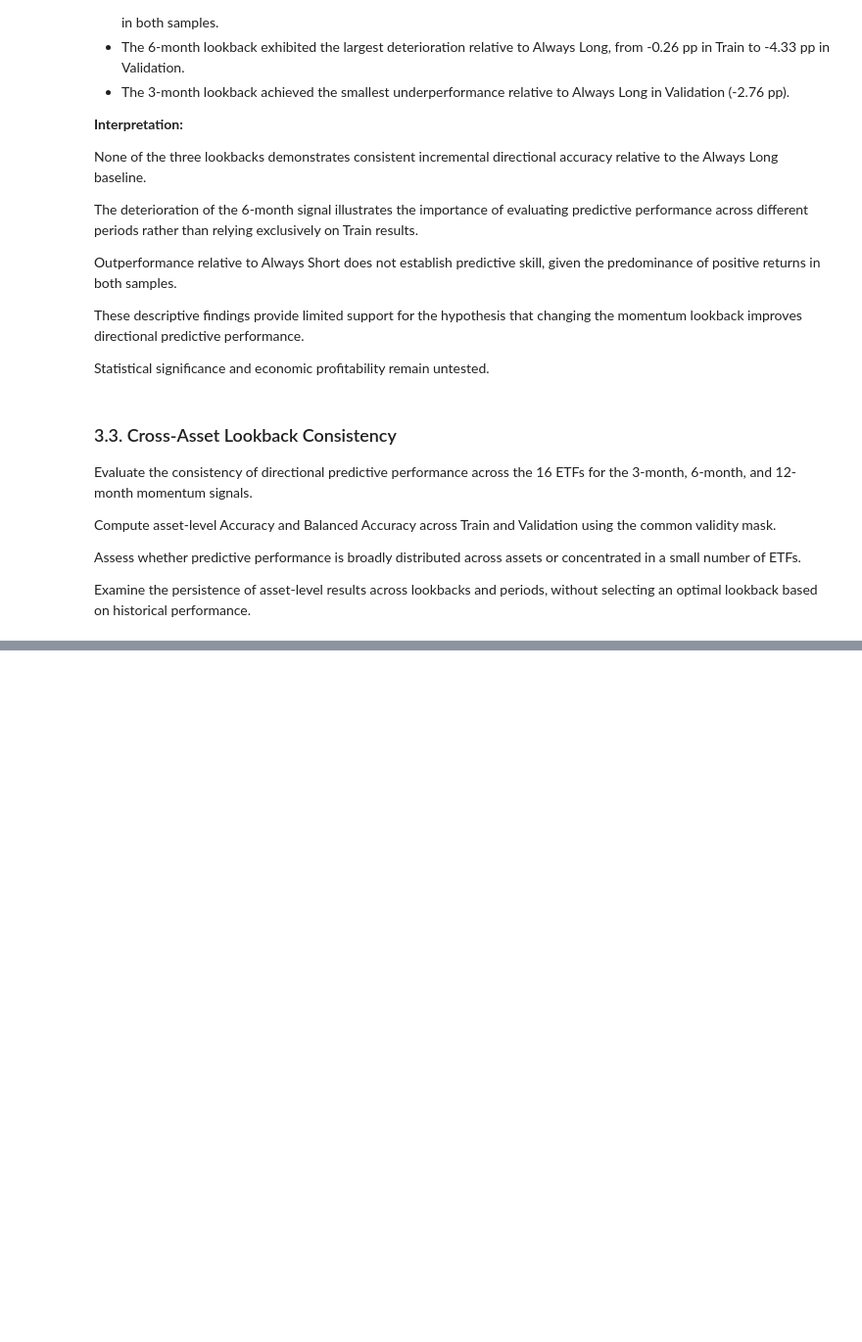
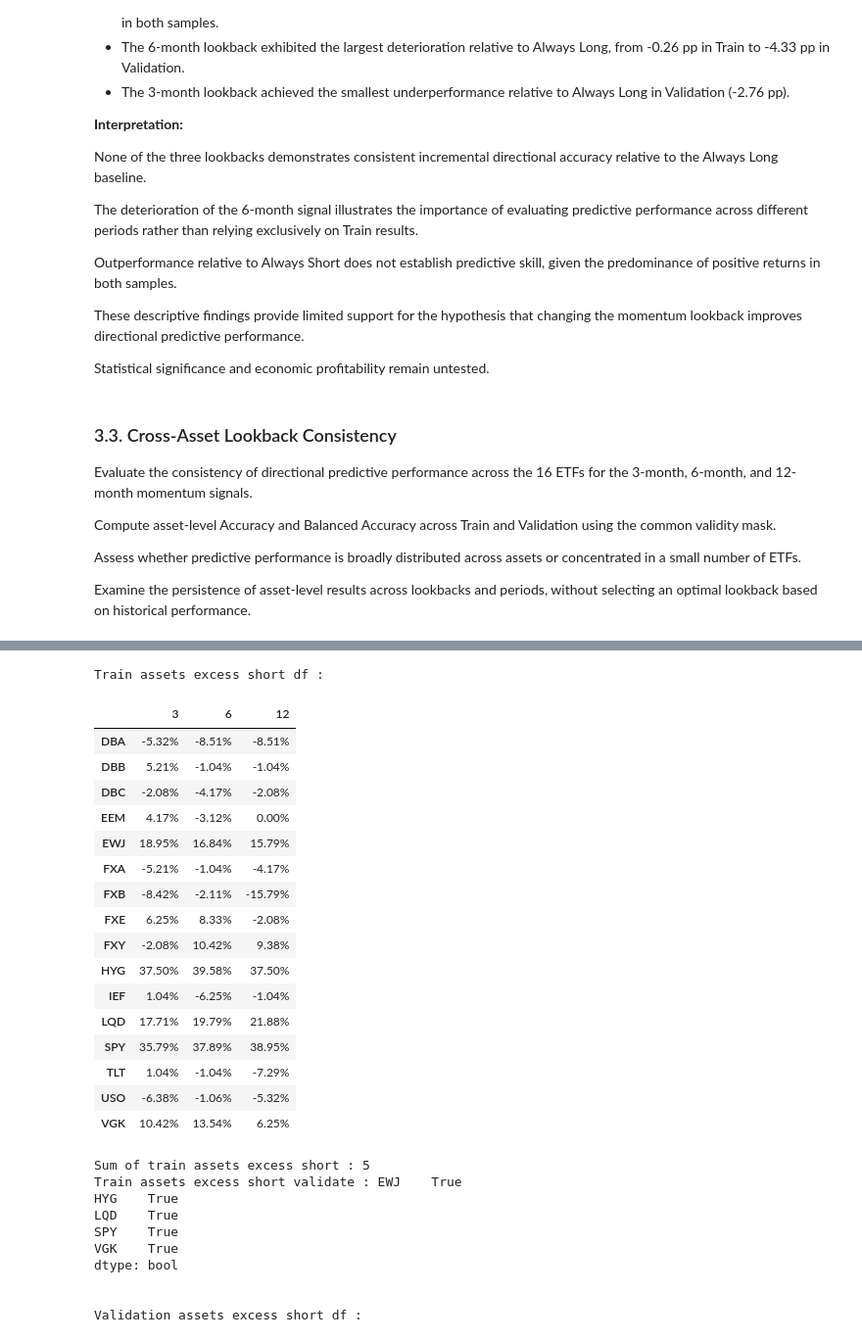
Before and after one commit to KenaelMartini/time-series-momentum-research, a Jupyter notebook: notebooks/3C_03_cross_asset_lookback_robustness.ipynb, the cells around one changed output, grey strips where cells are left out. Shown at 98% size. Cells and saved outputs as stored; diff of their text form; code cells hidden in the pictures; blank space fills up the shorter version.

```diff
--- a/notebooks/3C_03_cross_asset_lookback_robustness.ipynb
+++ b/notebooks/3C_03_cross_asset_lookback_robustness.ipynb
@@ -974,0 +1262,79 @@ Validation balanced accuracy (formatted df)
+# %%
+train_assets_excess_short = {}
+
+for asset in train_asset_metrics_by_lookback[12]:
+    train_assets_excess_short[asset] = {}
+
+    for lookback in (3, 6, 12):
+        train_assets_excess_short[asset][lookback] = train_asset_metrics_by_lookback[lookback][asset]["excess_accuracy_short"]
+
+validation_assets_excess_short = {}
+
+for asset in validation_asset_metrics_by_lookback[12]:
+    validation_assets_excess_short[asset] = {}
+
+    for lookback in (3, 6, 12):
+        validation_assets_excess_short[asset][lookback] = validation_asset_metrics_by_lookback[lookback][asset]["excess_accuracy_short"]
+
+train_assets_excess_short_df = pd.DataFrame.from_dict(train_assets_excess_short, orient="index")
+validation_assets_excess_short_df = pd.DataFrame.from_dict(validation_assets_excess_short, orient="index")
+
+train_assets_excess_short_df_formatted = train_assets_excess_short_df.style.format("{:.2%}")
+validation_assets_excess_short_df_formatted = validation_assets_excess_short_df.style.format("{:.2%}")
+
+train_assets_excess_short_consistent = train_assets_excess_short_df.gt(0).all(axis=1)
+validation_assets_excess_short_consistent = validation_assets_excess_short_df.gt(0).all(axis=1)
+
+print("Train assets excess short df :")
+display(train_assets_excess_short_df_formatted)
+
+print("")
+
+print(f"Sum of train assets excess short : {train_assets_excess_short_consistent.sum()}")
+print(f"Train assets excess short validate : {train_assets_excess_short_consistent[train_assets_excess_short_consistent]}")
+
+print("\n")
+
+print("Validation assets excess short df :")
+display(validation_assets_excess_short_df_formatted)
+
+print("")
+
+print(f"Sum of validation assets excess short : {validation_assets_excess_short_consistent.sum()}")
+print(f"Validation assets excess short validate : {validation_assets_excess_short_consistent[validation_assets_excess_short_consistent]}")
+
+cross_period_assets_excess_short_consistent = (train_assets_excess_short_consistent & validation_assets_excess_short_consistent)
+
+print("\n")
+
+print(f"Sum of cross period assets excess short consistent : {cross_period_assets_excess_short_consistent.sum()}")
+display(cross_period_assets_excess_short_consistent[cross_period_assets_excess_short_consistent])
+# %% [output]
+Train assets excess short df :
+|  | 3 | 6 | 12 |
+| DBA | -5.32% | -8.51% | -8.51% |
+| DBB | 5.21% | -1.04% | -1.04% |
+| DBC | -2.08% | -4.17% | -2.08% |
+| EEM | 4.17% | -3.12% | 0.00% |
+| EWJ | 18.95% | 16.84% | 15.79% |
+| FXA | -5.21% | -1.04% | -4.17% |
+| FXB | -8.42% | -2.11% | -15.79% |
+| FXE | 6.25% | 8.33% | -2.08% |
+| FXY | -2.08% | 10.42% | 9.38% |
+| HYG | 37.50% | 39.58% | 37.50% |
+| IEF | 1.04% | -6.25% | -1.04% |
+| LQD | 17.71% | 19.79% | 21.88% |
+| SPY | 35.79% | 37.89% | 38.95% |
+| TLT | 1.04% | -1.04% | -7.29% |
+| USO | -6.38% | -1.06% | -5.32% |
+| VGK | 10.42% | 13.54% | 6.25% |
+Sum of train assets excess short : 5
+Train assets excess short validate : EWJ    True
+HYG    True
+LQD    True
+SPY    True
+VGK    True
+dtype: bool
+
+
+Validation assets excess short df :
```
Also changed, not shown: parts of 8 cells of this notebook, 1 other file.
